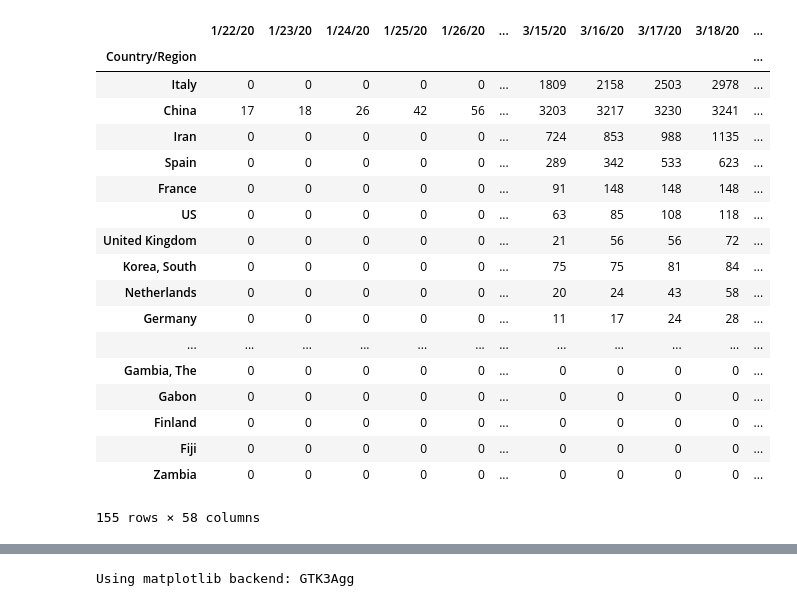
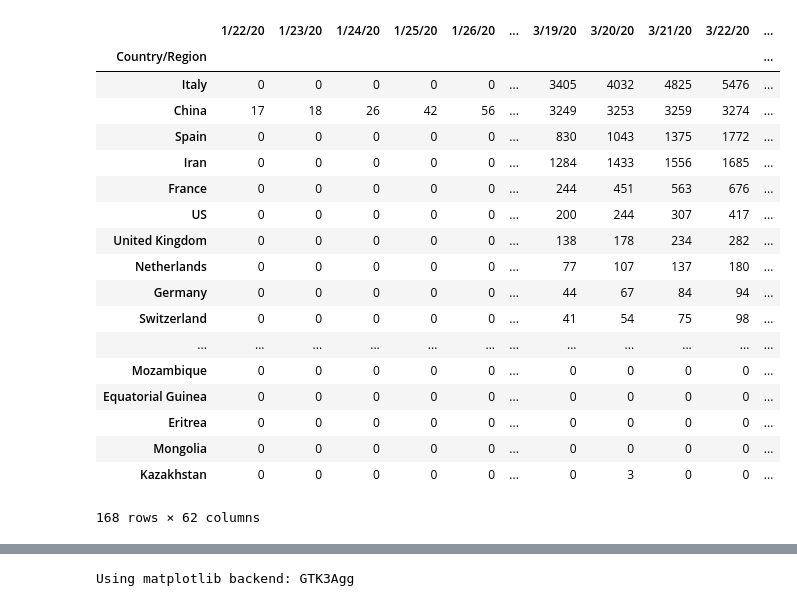
Before and after one commit to caseyjamesdavis/covid19-numbers, a Jupyter notebook: covid 19 numbers.ipynb, the cells around one changed output, grey strips where cells are left out. Saved outputs shown, nothing was run; the diff lists cells and outputs as text; code cells hidden in the pictures.

```diff
--- a/covid 19 numbers.ipynb
+++ b/covid 19 numbers.ipynb
@@ -39,29 +59,29 @@ cases
 # %%
-deaths = pd.read_csv('/home/cjd/COVID19/time_series_19-covid-Deaths.csv')
+deaths = pd.read_csv('/home/cjd/COVID19/time_series_covid19_deaths_global.csv')
 deaths = deaths.drop(columns=['Lat', 'Long'])
 deaths = pd.concat([deaths.groupby('Country/Region').sum()])
 deaths = deaths.sort_values(by=[deaths.columns[-1]], ascending=False)
 deaths
 # %% [output]
-|  | 1/22/20 | 1/23/20 | 1/24/20 | 1/25/20 | 1/26/20 | ... | 3/15/20 | 3/16/20 | 3/17/20 | 3/18/20 | ... |
+|  | 1/22/20 | 1/23/20 | 1/24/20 | 1/25/20 | 1/26/20 | ... | 3/19/20 | 3/20/20 | 3/21/20 | 3/22/20 | ... |
 | Country/Region |  |  |  |  |  |  |  |  |  |  | ... |
-| Italy | 0 | 0 | 0 | 0 | 0 | ... | 1809 | 2158 | 2503 | 2978 | ... |
-| China | 17 | 18 | 26 | 42 | 56 | ... | 3203 | 3217 | 3230 | 3241 | ... |
-| Iran | 0 | 0 | 0 | 0 | 0 | ... | 724 | 853 | 988 | 1135 | ... |
-| Spain | 0 | 0 | 0 | 0 | 0 | ... | 289 | 342 | 533 | 623 | ... |
-| France | 0 | 0 | 0 | 0 | 0 | ... | 91 | 148 | 148 | 148 | ... |
-| US | 0 | 0 | 0 | 0 | 0 | ... | 63 | 85 | 108 | 118 | ... |
-| United Kingdom | 0 | 0 | 0 | 0 | 0 | ... | 21 | 56 | 56 | 72 | ... |
-| Korea, South | 0 | 0 | 0 | 0 | 0 | ... | 75 | 75 | 81 | 84 | ... |
-| Netherlands | 0 | 0 | 0 | 0 | 0 | ... | 20 | 24 | 43 | 58 | ... |
-| Germany | 0 | 0 | 0 | 0 | 0 | ... | 11 | 17 | 24 | 28 | ... |
+| Italy | 0 | 0 | 0 | 0 | 0 | ... | 3405 | 4032 | 4825 | 5476 | ... |
+| China | 17 | 18 | 26 | 42 | 56 | ... | 3249 | 3253 | 3259 | 3274 | ... |
+| Spain | 0 | 0 | 0 | 0 | 0 | ... | 830 | 1043 | 1375 | 1772 | ... |
+| Iran | 0 | 0 | 0 | 0 | 0 | ... | 1284 | 1433 | 1556 | 1685 | ... |
+| France | 0 | 0 | 0 | 0 | 0 | ... | 244 | 451 | 563 | 676 | ... |
+| US | 0 | 0 | 0 | 0 | 0 | ... | 200 | 244 | 307 | 417 | ... |
+| United Kingdom | 0 | 0 | 0 | 0 | 0 | ... | 138 | 178 | 234 | 282 | ... |
+| Netherlands | 0 | 0 | 0 | 0 | 0 | ... | 77 | 107 | 137 | 180 | ... |
+| Germany | 0 | 0 | 0 | 0 | 0 | ... | 44 | 67 | 84 | 94 | ... |
+| Switzerland | 0 | 0 | 0 | 0 | 0 | ... | 41 | 54 | 75 | 98 | ... |
 | ... | ... | ... | ... | ... | ... | ... | ... | ... | ... | ... | ... |
-| Gambia, The | 0 | 0 | 0 | 0 | 0 | ... | 0 | 0 | 0 | 0 | ... |
-| Gabon | 0 | 0 | 0 | 0 | 0 | ... | 0 | 0 | 0 | 0 | ... |
-| Finland | 0 | 0 | 0 | 0 | 0 | ... | 0 | 0 | 0 | 0 | ... |
-| Fiji | 0 | 0 | 0 | 0 | 0 | ... | 0 | 0 | 0 | 0 | ... |
-| Zambia | 0 | 0 | 0 | 0 | 0 | ... | 0 | 0 | 0 | 0 | ... |
+| Mozambique | 0 | 0 | 0 | 0 | 0 | ... | 0 | 0 | 0 | 0 | ... |
+| Equatorial Guinea | 0 | 0 | 0 | 0 | 0 | ... | 0 | 0 | 0 | 0 | ... |
+| Eritrea | 0 | 0 | 0 | 0 | 0 | ... | 0 | 0 | 0 | 0 | ... |
+| Mongolia | 0 | 0 | 0 | 0 | 0 | ... | 0 | 0 | 0 | 0 | ... |
+| Kazakhstan | 0 | 0 | 0 | 0 | 0 | ... | 0 | 3 | 0 | 0 | ... |
-155 rows × 58 columns
+168 rows × 62 columns
 # %%
 top_ten = cases.index[0:10].tolist()
 calc = pd.DataFrame()
```
Also changed, not shown: parts of 10 cells of this notebook.
